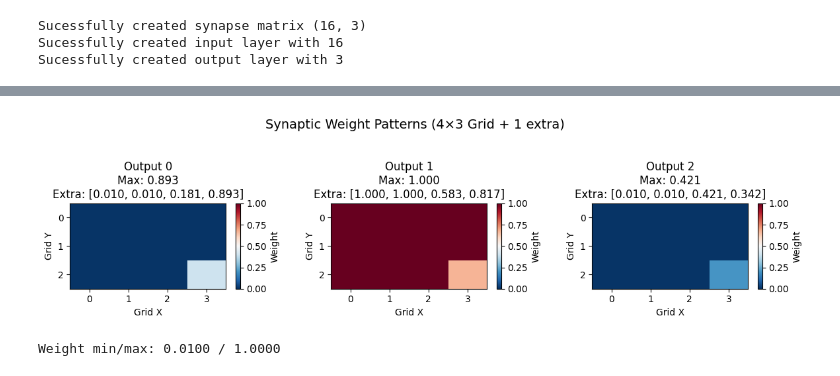
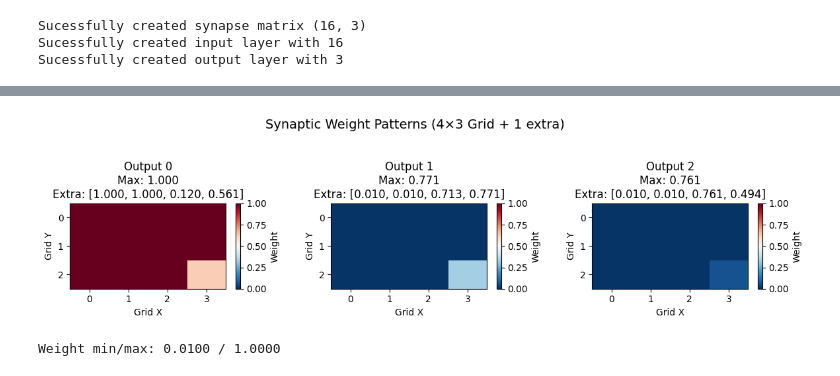
Before and after one commit to robotgreier/python_neural_network, a Jupyter notebook: Python_implementation/Custom_SNN_Spiketrains.ipynb, the cells around one changed output, grey strips where cells are left out. Drawn from its saved outputs; the diff is of its cells as text; code cells hidden in the pictures.

```diff
--- a/Python_implementation/Custom_SNN_Spiketrains.ipynb
+++ b/Python_implementation/Custom_SNN_Spiketrains.ipynb
@@ -300,14 +300,14 @@ input_size = 4*3 + 1 + 3     # Number of input neurons
 output_size = 3     # Number of output neurons
 
 # Hyperparameters
-beta = 0.80
-threshold = 2
+beta = 0.70
+threshold = 10
 reset_val = 0.0
-learning_rate = 0.1
+learning_rate = 0.01
 
 # Reward parameters
-dopamine_correct = 1.5
-dopamine_wrong = -0.50
+dopamine_correct = 2.0
+dopamine_wrong = -1.0
 dopamine_nofire = -0.05
 
 # Initialize history lists
@@ -364,7 +364,7 @@ for t in range(time_steps):
         for j in range(output_size):
             if j != winner_idx:
                 output_neurons[j].spk = 0
-                output_neurons[j].mem = 0
+                #output_neurons[j].mem = 0
 
     # Reward
     if winner_idx == correct_output:
@@ -614,7 +609,7 @@ plot_neuron_dynamics(mem_hist, thresh_hist, spike_hist)
 import matplotlib.pyplot as plt
 import numpy as np
 
-def plot_output_weight_grids(input_to_output_synapses, n_bins_x=4, n_bins_y=3, n_extra_inputs=1, figsize=(12, 3)):
+def plot_output_weight_grids(input_to_output_synapses, n_bins_x=6, n_bins_y=4, n_extra_inputs=4, figsize=(12, 3)):
     """
     Plot weight heatmap for each output neuron as a 2D grid + extra inputs.
 
@@ -649,32 +644,32 @@ def plot_output_weight_grids(input_to_output_synapses, n_bins_x=4, n_bins_y=3, n
         im = ax.imshow(weight_grid, cmap='RdBu_r', vmin=0, vmax=1.0, aspect='auto')
 
         # Build title with extra input weights
         title = f'Output {j}\nMax: {weights.max():.3f}'
         if n_extra_inputs > 0:
             extra_str = ', '.join([f'{w:.3f}' for w in extra_weights])
             title += f'\nExtra: [{extra_str}]'
 
         ax.set_title(title)
         ax.set_xlabel('Grid X')
         ax.set_ylabel('Grid Y')
         plt.colorbar(im, ax=ax, label='Weight')
 
         # Add grid lines
         ax.grid(False)
 
     plt.suptitle(f'Synaptic Weight Patterns ({n_bins_x}×{n_bins_y} Grid + {n_extra_inputs} extra)',
                  fontsize=14, y=1.05)
     plt.tight_layout()
     return fig
 
 
 
 # Use the grid visualization:
 fig1 = plot_output_weight_grids(input_to_output_synapses, n_bins_x=4, n_bins_y=3, n_extra_inputs=1)
 
 plt.show()
 
 print(f"Weight min/max: {input_to_output_synapses.min():.4f} / {input_to_output_synapses.max():.4f}")
 # %% [output]
-[figure, old version]
+[figure, new version]
 Weight min/max: 0.0100 / 1.0000
```
Also changed, not shown: parts of 5 cells of this notebook, 4 other files.
